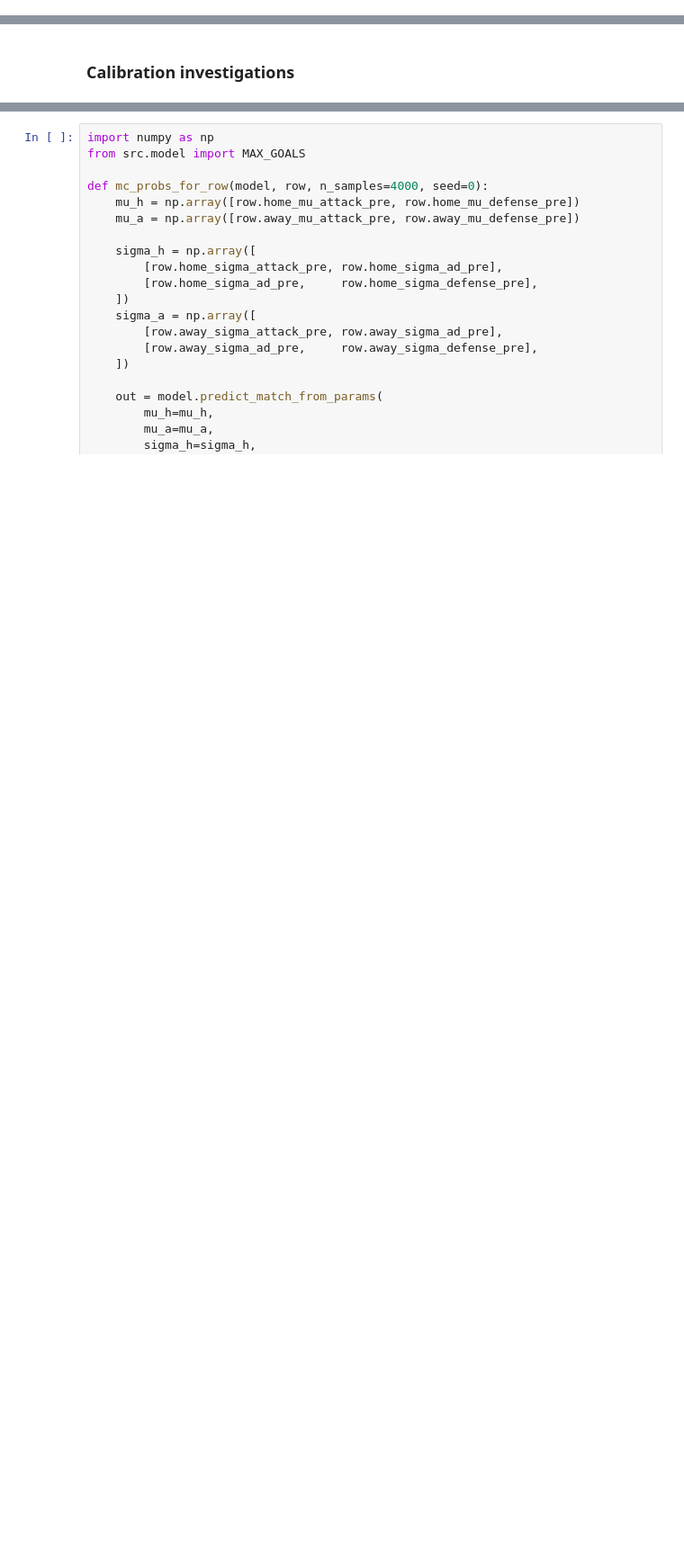
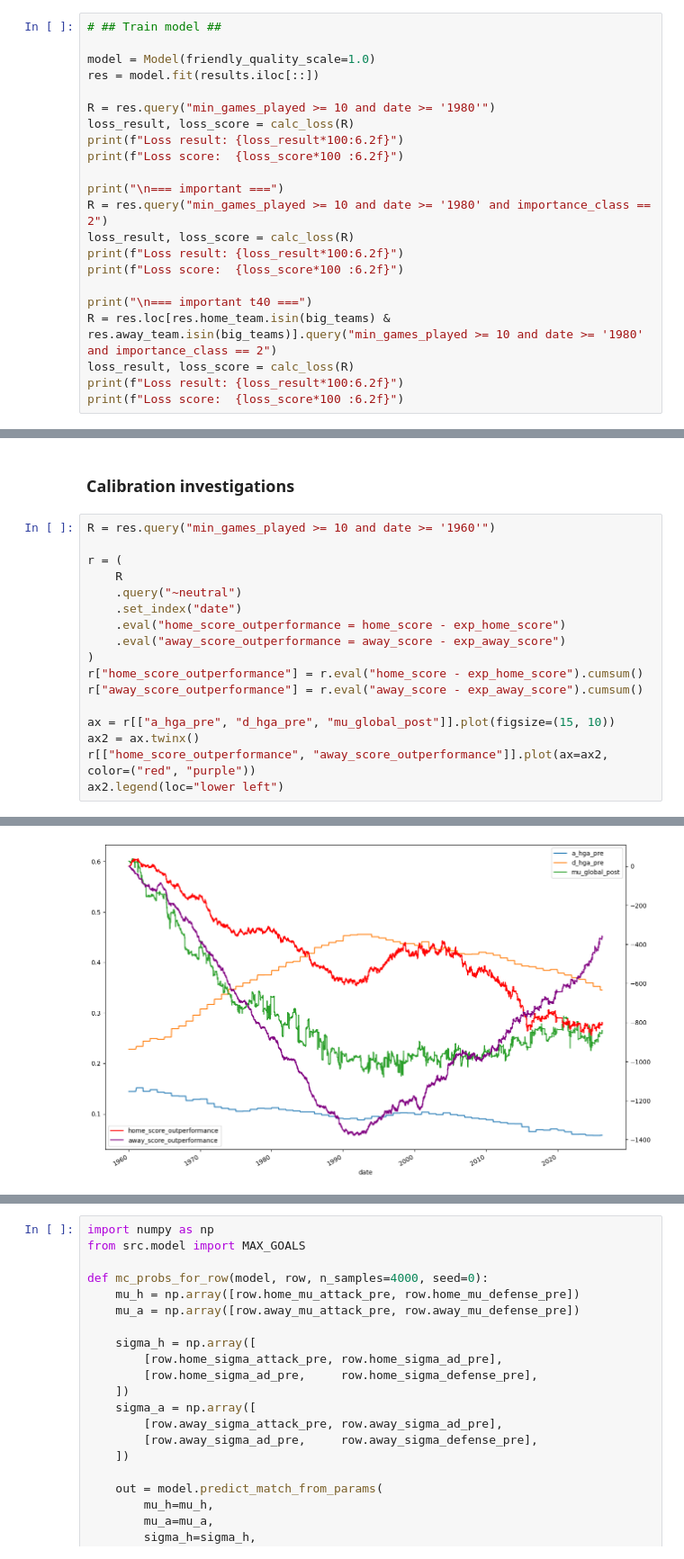
Before and after one commit to rwarneke/football_model, a Jupyter notebook: model.ipynb, the cells around one changed output, grey strips where cells are left out. Shown at 90% size. Cells and saved outputs as stored; diff of their text form; blank space fills up the shorter version.

```diff
--- a/model.ipynb
+++ b/model.ipynb
@@ -125,0 +129,22 @@ Loss score:  279.83
+# %%
+# ## Train model ##
+
+model = Model(friendly_quality_scale=1.0)
+res = model.fit(results.iloc[::])
+
+R = res.query("min_games_played >= 10 and date >= '1980'")
+loss_result, loss_score = calc_loss(R)
+print(f"Loss result: {loss_result*100:6.2f}")
+print(f"Loss score:  {loss_score*100 :6.2f}")
+
+print("\n=== important ===")
+R = res.query("min_games_played >= 10 and date >= '1980' and importance_class == 2")
+loss_result, loss_score = calc_loss(R)
+print(f"Loss result: {loss_result*100:6.2f}")
+print(f"Loss score:  {loss_score*100 :6.2f}")
+
+print("\n=== important t40 ===")
+R = res.loc[res.home_team.isin(big_teams) & res.away_team.isin(big_teams)].query("min_games_played >= 10 and date >= '1980' and importance_class == 2")
+loss_result, loss_score = calc_loss(R)
+print(f"Loss result: {loss_result*100:6.2f}")
+print(f"Loss score:  {loss_score*100 :6.2f}")
@@ -126,2 +162,20 @@ Loss score:  279.83
 # %% [markdown]
 ### Calibration investigations
+# %%
+R = res.query("min_games_played >= 10 and date >= '1960'")
+
+r = (
+    R
+    .query("~neutral")
+    .set_index("date")
+    .eval("home_score_outperformance = home_score - exp_home_score")
+    .eval("away_score_outperformance = away_score - exp_away_score")
+)
+r["home_score_outperformance"] = r.eval("home_score - exp_home_score").cumsum()
+r["away_score_outperformance"] = r.eval("away_score - exp_away_score").cumsum()
+
+ax = r[["a_hga_pre", "d_hga_pre", "mu_global_post"]].plot(figsize=(15, 10))
+ax2 = ax.twinx()
+r[["home_score_outperformance", "away_score_outperformance"]].plot(ax=ax2, color=("red", "purple"))
+ax2.legend(loc="lower left")
+# %% [output]
@@ -127,0 +183 @@ Loss score:  279.83
+[figure, added]
```
Also changed, not shown: parts of 10 cells of this notebook, 1 other file.
